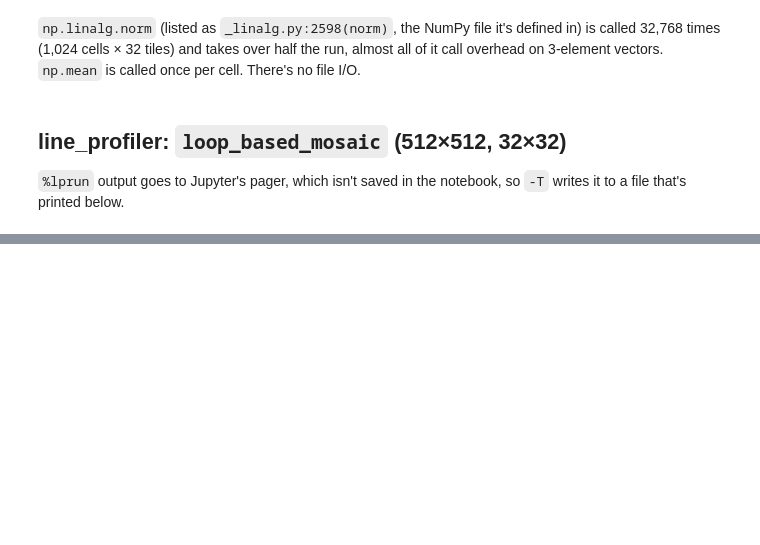
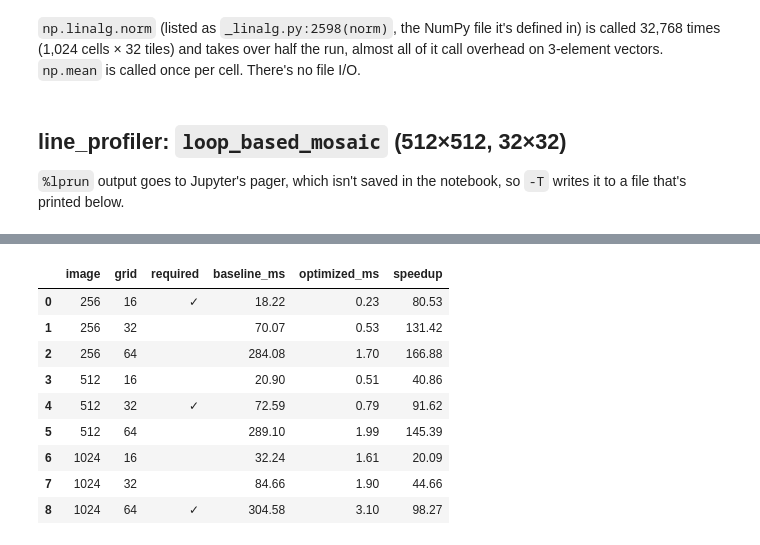
Before and after one commit to robertwzhou/ImageMosaicGenerator, a Jupyter notebook: profiling_analysis.ipynb, the cells around one changed output, grey strips where cells are left out. Saved outputs shown, nothing was run; the diff lists cells and outputs as text; code cells hidden in the pictures; blank space fills up the shorter version.

```diff
--- a/profiling_analysis.ipynb
+++ b/profiling_analysis.ipynb
@@ -106,10 +108,14 @@ Time grows almost linearly with the number of cells and barely with image size,
 # %% [markdown]
 ## cProfile (512×512, 32×32)
 # %%
+def profile(fn, *args, top=10):
+    prof = cProfile.Profile()
+    prof.runcall(fn, *args)
+    stream = io.StringIO()
+    pstats.Stats(prof, stream=stream).strip_dirs().sort_stats("tottime").print_stats(top)
+    print(stream.getvalue())
+
+
 img512 = images[512]
-prof = cProfile.Profile()
-prof.runcall(loop_based_mosaic, img512, 32, tile_array, base_colors)
-stream = io.StringIO()
-pstats.Stats(prof, stream=stream).strip_dirs().sort_stats("tottime").print_stats(10)
-print(stream.getvalue())
+profile(loop_based_mosaic, img512, 32, tile_array, base_colors)
 # %% [output]
@@ -169,0 +186,20 @@ Line 48, `dist = np.linalg.norm(avg_color - color)` in the inner tile loop, take
+# %%
+from app import assemble, build_tiles, cell_averages, match_tiles, optimized_mosaic, process_image
+
+opt_ms = [1e3 * time_runs(lambda: optimized_mosaic(images[size], grid, tile_array, base_colors), n=50).mean()
+          for size, grid in zip(timings.image, timings.grid)]
+comparison = timings[["image", "grid", "required"]].assign(baseline_ms=1e3 * timings.mean_s, optimized_ms=opt_ms)
+comparison["speedup"] = comparison.baseline_ms / comparison.optimized_ms
+comparison.to_csv("results/optimized_timings.csv", index=False)
+comparison.round(2)
+# %% [output]
+|  | image | grid | required | baseline_ms | optimized_ms | speedup |
+| 0 | 256 | 16 | ✓ | 18.22 | 0.23 | 80.53 |
+| 1 | 256 | 32 |  | 70.07 | 0.53 | 131.42 |
+| 2 | 256 | 64 |  | 284.08 | 1.70 | 166.88 |
+| 3 | 512 | 16 |  | 20.90 | 0.51 | 40.86 |
+| 4 | 512 | 32 | ✓ | 72.59 | 0.79 | 91.62 |
+| 5 | 512 | 64 |  | 289.10 | 1.99 | 145.39 |
+| 6 | 1024 | 16 |  | 32.24 | 1.61 | 20.09 |
+| 7 | 1024 | 32 |  | 84.66 | 1.90 | 44.66 |
+| 8 | 1024 | 64 | ✓ | 304.58 | 3.10 | 98.27 |
```
Also changed, not shown: parts of 19 cells of this notebook, 5 other files.
